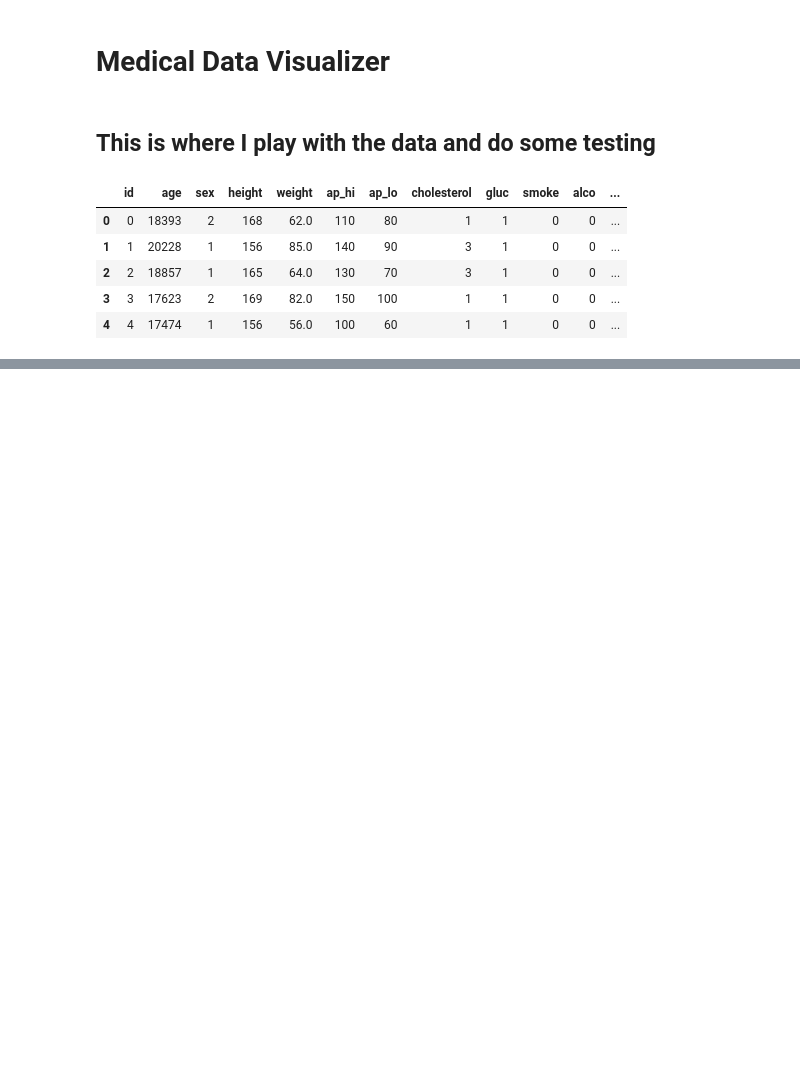
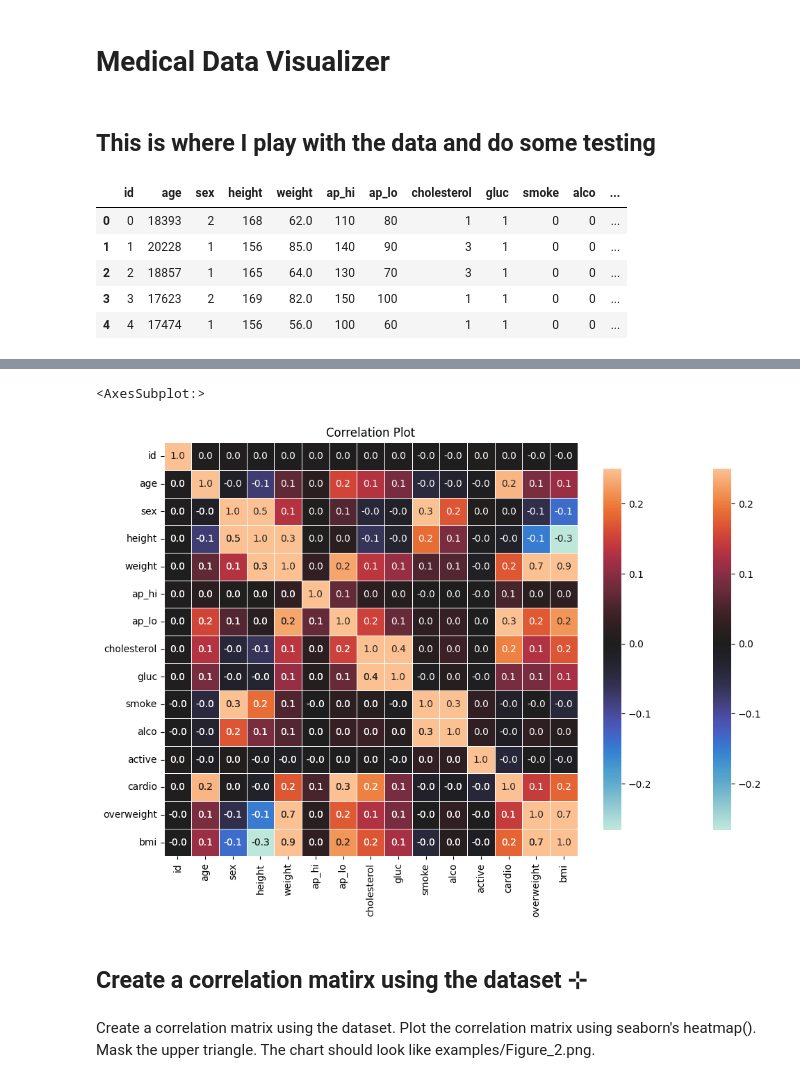
Before and after one commit to Jack-Merrett/medical_data_visualizer, a Jupyter notebook: notebooks/data_testing.ipynb, the cells around one changed output, grey strips where cells are left out. Cells and saved outputs as stored; diff of their text form; code cells hidden in the pictures; blank space fills up the shorter version.

```diff
--- a/notebooks/data_testing.ipynb
+++ b/notebooks/data_testing.ipynb
@@ -83,0 +161,24 @@ def draw_cat_plot():
+# %%
+# Draw the heatmap with 'sns.heatmap()'
+sns.heatmap(
+    corr,
+    annot=True,
+    fmt=".1f",
+    linewidths=0.5,
+    mask=mask,
+    vmax=0.25,
+    center=0,
+    square=True,
+    cbar_kws={"shrink": 0.75}
+    )
+# %% [output]
+<AxesSubplot:>
+# %%
+plt.title("Correlation Plot")
+plt.show()
+# %% [output]
+[figure, added]
+# %% [markdown]
+## Create a correlation matirx using the dataset ⊹
+# %% [markdown]
+Create a correlation matrix using the dataset. Plot the correlation matrix using seaborn's heatmap(). Mask the upper triangle. The chart should look like examples/Figure_2.png.
```
Also changed, not shown: parts of 24 cells of this notebook, 1 other file.
